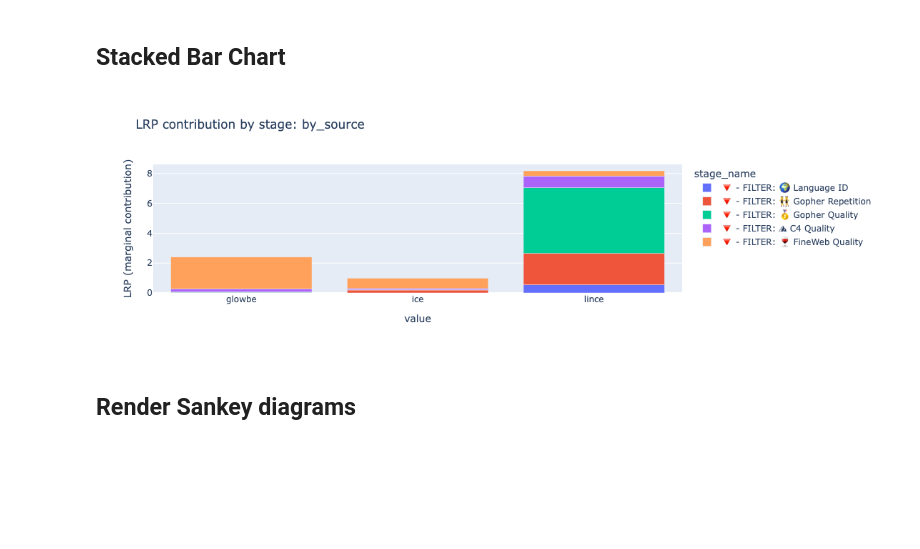
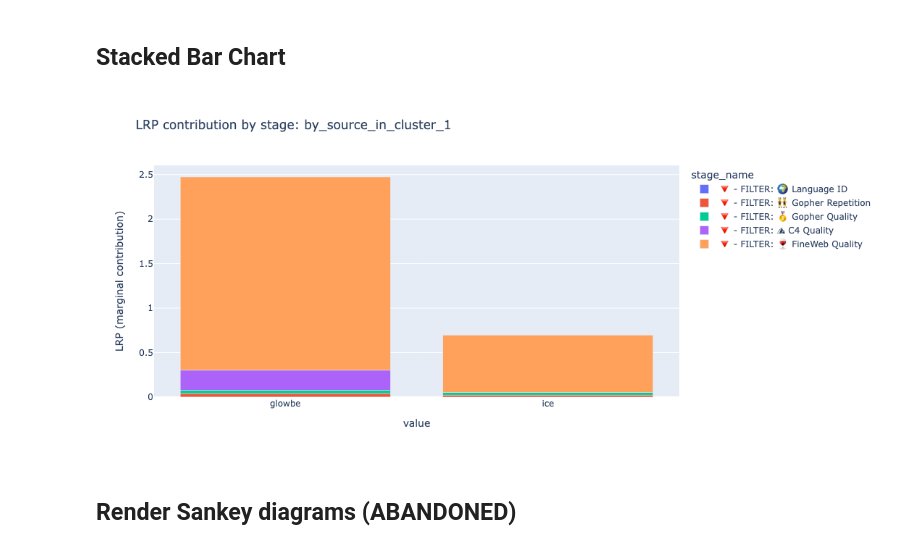
Before and after one commit to jessicacwang/pretraining-quality-mobility, a Jupyter notebook: eval/filter_audit.ipynb, the cells around one changed output. Drawn from its saved outputs; the diff is of its cells as text; code cells hidden in the pictures; blank space fills up the shorter version.

```diff
--- a/eval/filter_audit.ipynb
+++ b/eval/filter_audit.ipynb
@@ -267,13 +371,16 @@ def render_lrp_contribution(subset_key):
         title=f"LRP contribution by stage: {subset_key}",
         labels={"lrp": "LRP (marginal contribution)"}
     )
+    fig.update_layout(width=600, height=500)
     return fig
-
-render_lrp_contribution("by_source")
-# %% [output]
-[figure, removed]
+# %%
+# for key in series:
+#     render_lrp_contribution(key).write_image(f"../output/eval/images/retention/contribution/{key}.png")
+render_lrp_contribution("by_source_in_cluster_1")
+# %% [output]
+[figure, added]
 # %% [markdown]
-## Render Sankey diagrams
+## Render Sankey diagrams (ABANDONED)
 # %%
 def render_sankey(subset_key, color_map=COLOR_MAP, width=1200, height=600, font_size=11):
     sd = sankeys[subset_key]
```
Also changed, not shown: parts of 31 cells of this notebook, 3 other files.
